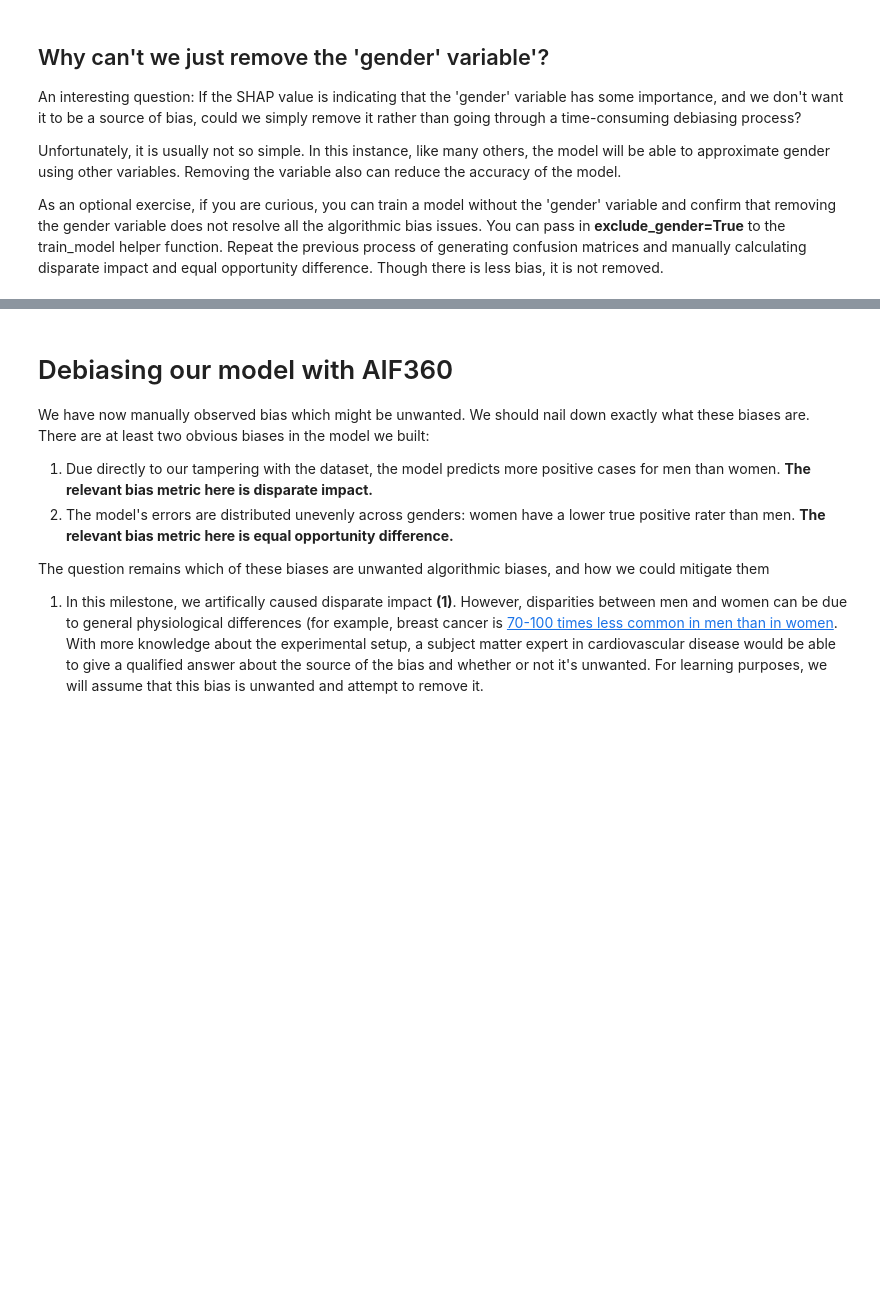
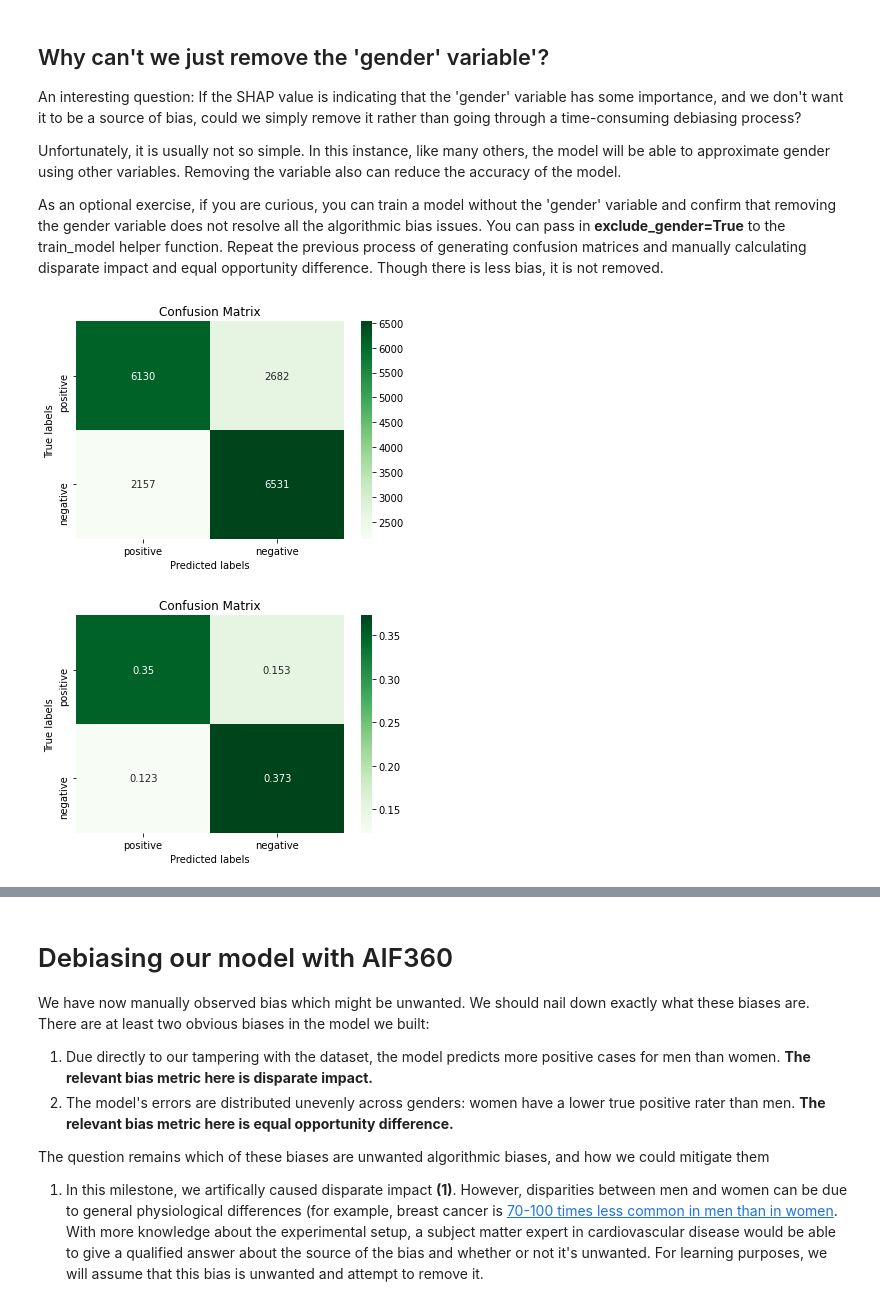
Before and after one commit to fw99/manning, a Jupyter notebook: Milestone 3 instructions.ipynb, the cells around one changed output, grey strips where cells are left out. Cells and saved outputs as stored; diff of their text form; code cells hidden in the pictures; blank space fills up the shorter version.

```diff
--- a/Milestone 3 instructions.ipynb
+++ b/Milestone 3 instructions.ipynb
@@ -236,3 +287,10 @@ An interesting question: If the SHAP value is indicating that the 'gender' varia
 Unfortunately, it is usually not so simple. In this instance, like many others, the model will be able to approximate gender using other variables. Removing the variable also can reduce the accuracy of the model.
 
 As an optional exercise, if you are curious, you can train a model without the 'gender' variable and confirm that removing the gender variable does not resolve all the algorithmic bias issues. You can pass in __exclude_gender=True__ to the train_model helper function. Repeat the previous process of generating confusion matrices and manually calculating disparate impact and equal opportunity difference. Though there is less bias, it is not removed.
+# %%
+gender_excluded_rf, X_cols,X_train, X_test, y_train, y_test = train_model(dataset, exclude_gender=True)
+plot_confusion_matrix(y_test, gender_excluded_rf.predict(X_test[X_cols]))
+plot_confusion_matrix(y_test, gender_excluded_rf.predict(X_test[X_cols]),return_percentage=True)
+# %% [output]
+[figure, added]
+[figure, added]
```
Also changed, not shown: parts of 23 cells of this notebook.
